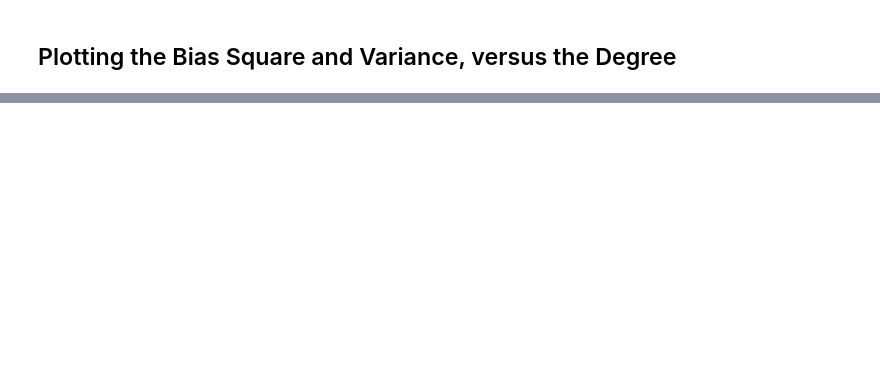
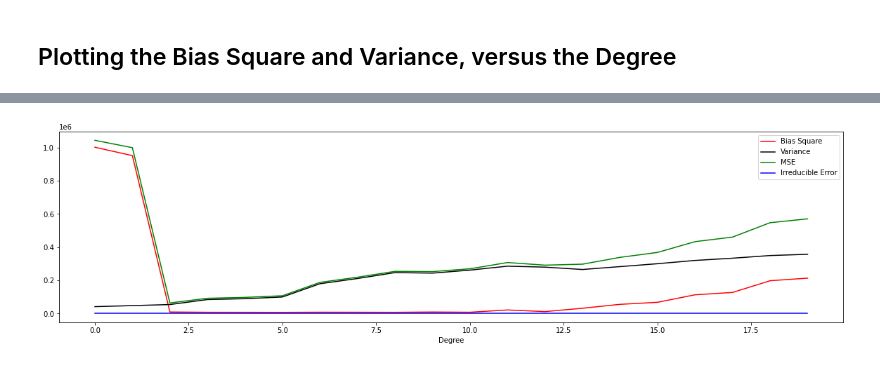
Before and after one commit to vishal-2000/MDL, a Jupyter notebook: ML_Assignment1.ipynb, the cells around one changed output, grey strips where cells are left out. Drawn from its saved outputs; the diff is of its cells as text; code cells hidden in the pictures; blank space fills up the shorter version.

```diff
--- a/ML_Assignment1.ipynb
+++ b/ML_Assignment1.ipynb
@@ -238,0 +237,11 @@ plt.show()
+# %%
+fig, ax = plt.subplots() # Create a figure and an axis
+ax.plot(df_final_bias_var['Bias Square'], label='Bias Square', color='red')
+ax.plot(df_final_bias_var['Variance'], label='Variance', color='black')
+ax.plot(df_list_mse['MSE'], label='MSE', color='green')
+ax.plot(df_ire['Irreducible Error'], label='Irreducible Error', color='blue')
+ax.set_xlabel('Degree')
+ax.legend()  # Add a legend
+fig.savefig("Graph1.png")
+# %% [output]
+[figure, added]
```
Also changed, not shown: parts of 8 cells of this notebook, 2 other files.
